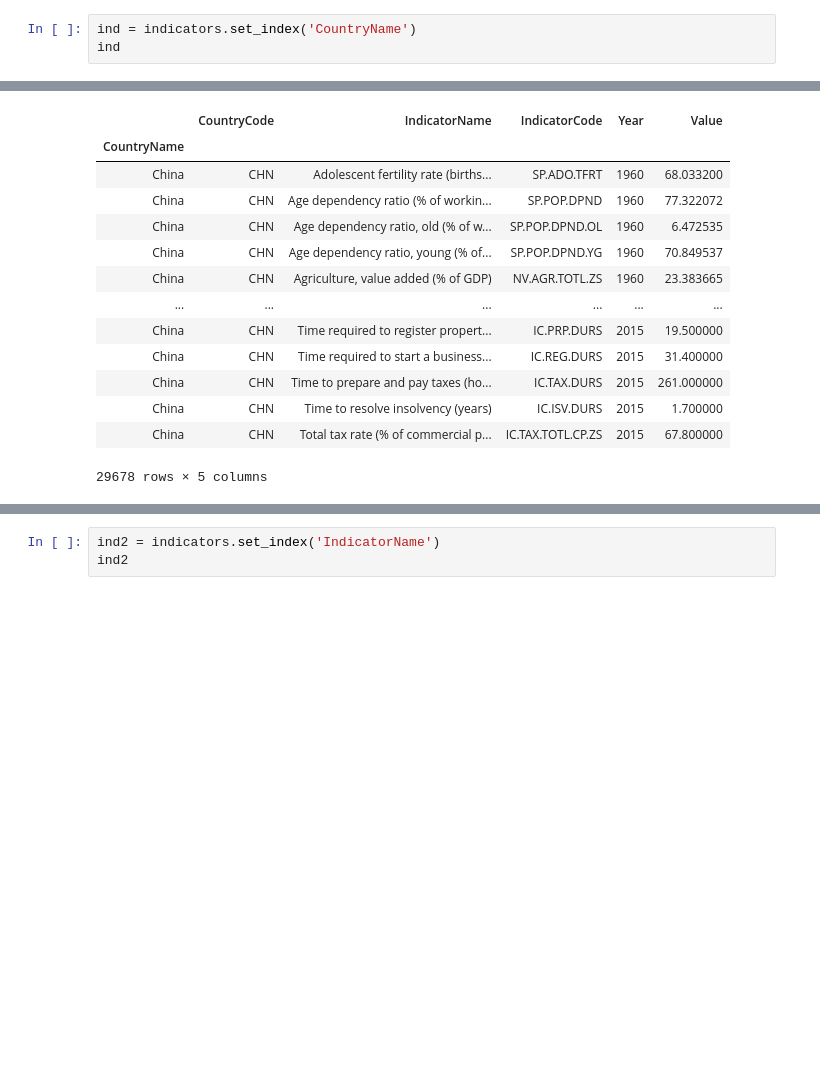
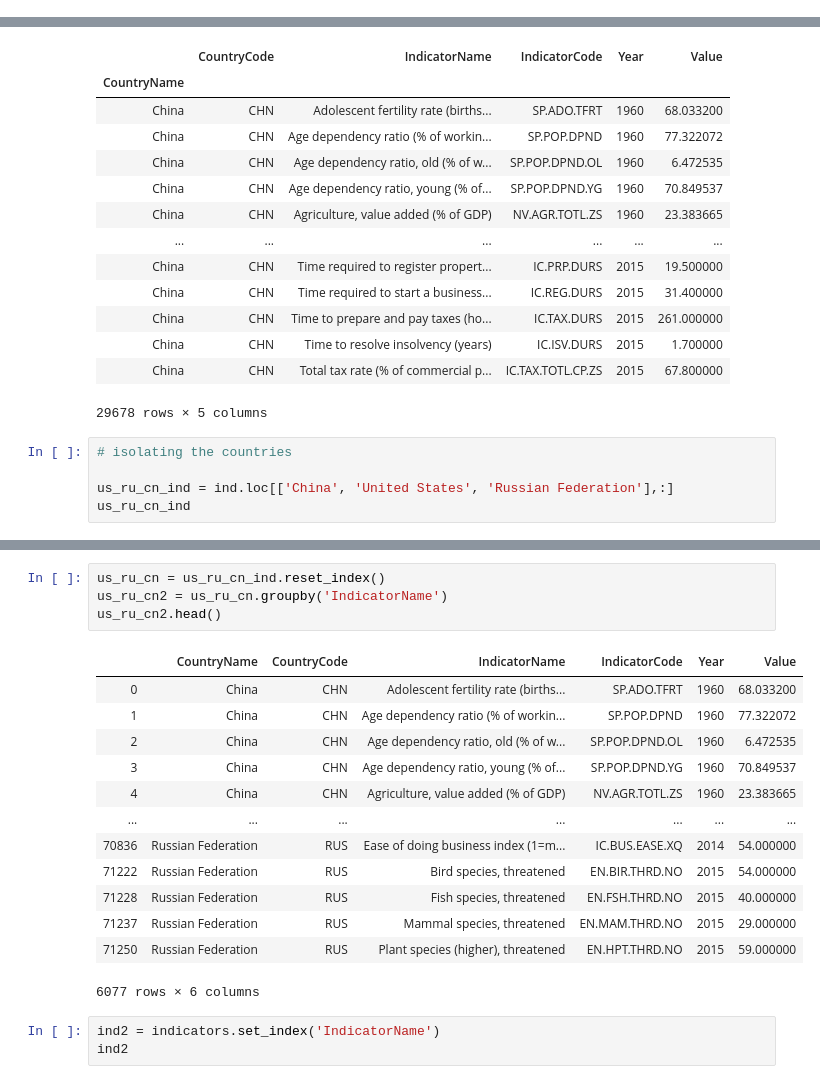
Before and after one commit to jjjjjeb/ETL_Project, a Jupyter notebook: ELT_Project_JamieBranch.ipynb, the cells around one changed output, grey strips where cells are left out. Saved outputs shown, nothing was run; the diff lists cells and outputs as text; blank space fills up the shorter version.

Commit message:
updating to send country table e and t

```diff
--- a/ELT_Project_JamieBranch.ipynb
+++ b/ELT_Project_JamieBranch.ipynb
@@ -152,6 +199,3 @@ Year             int64
 Value            float64
 dtypes: float64(1), int64(1), object(4)
 memory usage: 258.9+ MB
-# %%
-ind = indicators.set_index('CountryName')
-ind
@@ -188,3 +249,8 @@ china_indicators
 | China | CHN | Time to resolve insolvency (years) | IC.ISV.DURS | 2015 | 1.700000 |
 | China | CHN | Total tax rate (% of commercial p... | IC.TAX.TOTL.CP.ZS | 2015 | 67.800000 |
 29678 rows × 5 columns
+# %%
+# isolating the countries
+
+us_ru_cn_ind = ind.loc[['China', 'United States', 'Russian Federation'],:]
+us_ru_cn_ind
@@ -191,3 +272,21 @@ china_indicators
+# %%
+us_ru_cn = us_ru_cn_ind.reset_index()
+us_ru_cn2 = us_ru_cn.groupby('IndicatorName')
+us_ru_cn2.head()
+# %% [output]
+|  | CountryName | CountryCode | IndicatorName | IndicatorCode | Year | Value |
+| 0 | China | CHN | Adolescent fertility rate (births... | SP.ADO.TFRT | 1960 | 68.033200 |
+| 1 | China | CHN | Age dependency ratio (% of workin... | SP.POP.DPND | 1960 | 77.322072 |
+| 2 | China | CHN | Age dependency ratio, old (% of w... | SP.POP.DPND.OL | 1960 | 6.472535 |
+| 3 | China | CHN | Age dependency ratio, young (% of... | SP.POP.DPND.YG | 1960 | 70.849537 |
+| 4 | China | CHN | Agriculture, value added (% of GDP) | NV.AGR.TOTL.ZS | 1960 | 23.383665 |
+| ... | ... | ... | ... | ... | ... | ... |
+| 70836 | Russian Federation | RUS | Ease of doing business index (1=m... | IC.BUS.EASE.XQ | 2014 | 54.000000 |
+| 71222 | Russian Federation | RUS | Bird species, threatened | EN.BIR.THRD.NO | 2015 | 54.000000 |
+| 71228 | Russian Federation | RUS | Fish species, threatened | EN.FSH.THRD.NO | 2015 | 40.000000 |
+| 71237 | Russian Federation | RUS | Mammal species, threatened | EN.MAM.THRD.NO | 2015 | 29.000000 |
+| 71250 | Russian Federation | RUS | Plant species (higher), threatened | EN.HPT.THRD.NO | 2015 | 59.000000 |
+6077 rows × 6 columns
 # %%
 ind2 = indicators.set_index('IndicatorName')
 ind2
```
Also changed, not shown: parts of 13 cells of this notebook.
